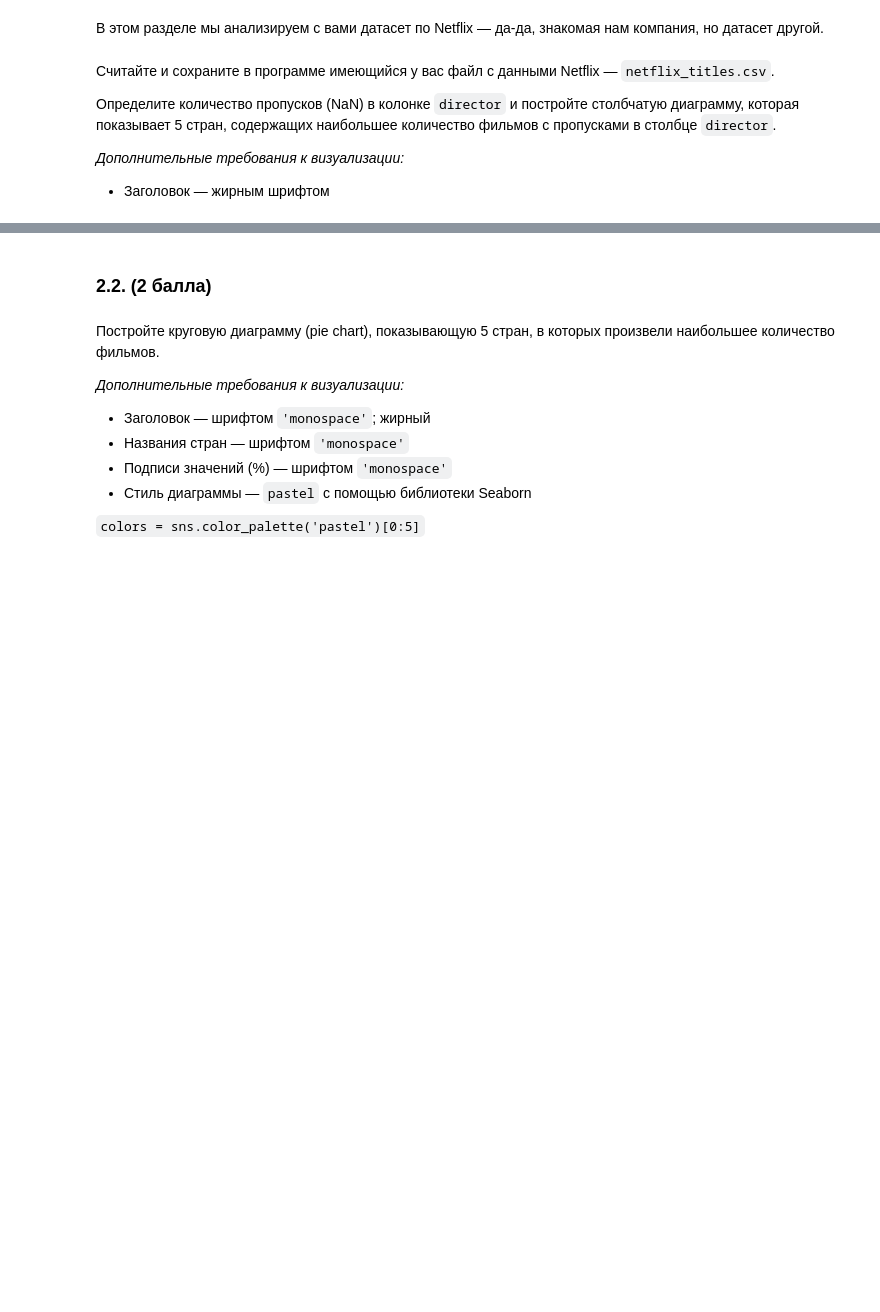
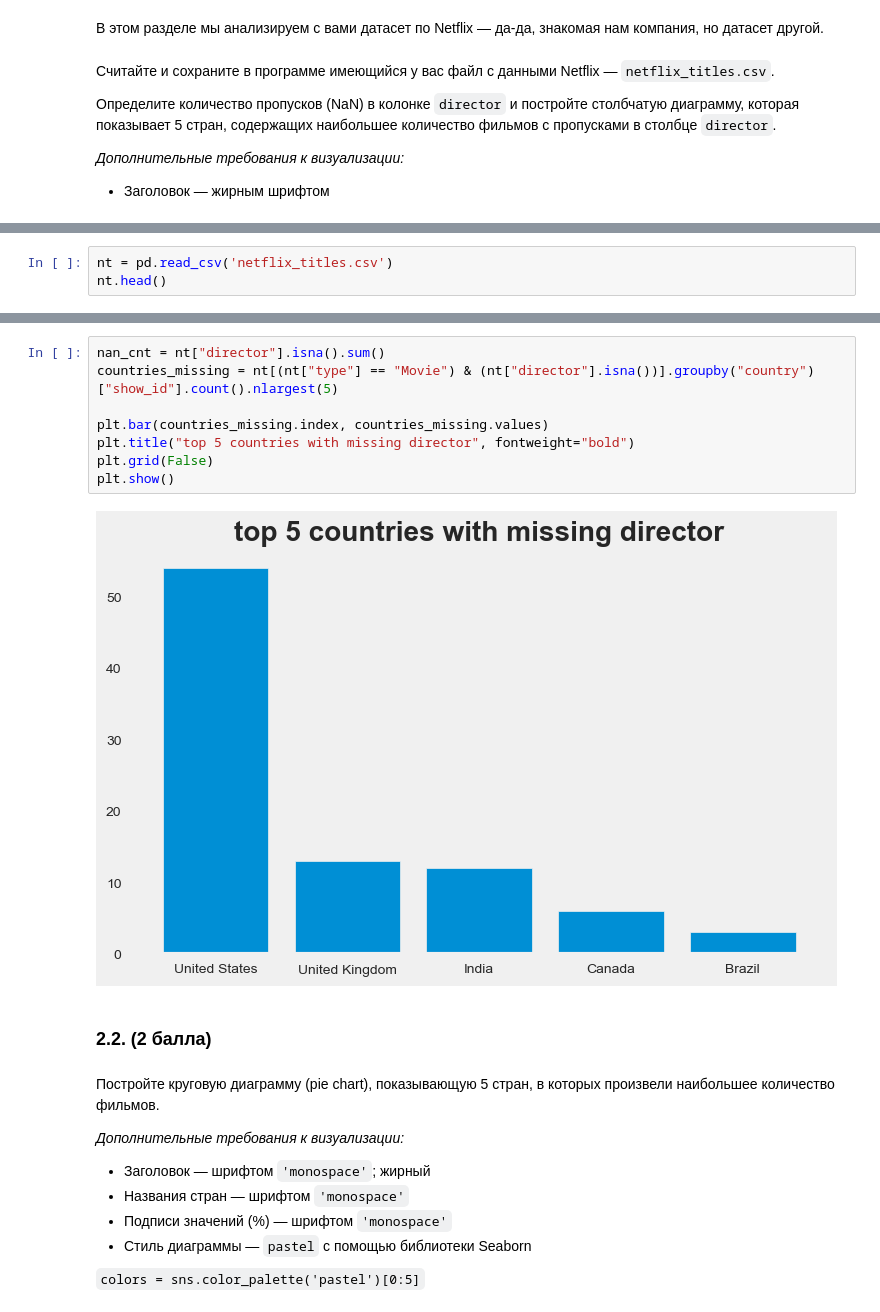
Before and after one commit to kl1mt0p/SMADIMO, a Jupyter notebook: HW_2/Klimov_Dmitry_BBI_226_HW 2 - Visualizations.ipynb, the cells around one changed output, grey strips where cells are left out. Cells and saved outputs as stored; diff of their text form; blank space fills up the shorter version.

```diff
--- a/HW_2/Klimov_Dmitry_BBI_226_HW 2 - Visualizations.ipynb
+++ b/HW_2/Klimov_Dmitry_BBI_226_HW 2 - Visualizations.ipynb
@@ -252,0 +258,3 @@ plt.show()
+# %%
+nt = pd.read_csv('netflix_titles.csv')
+nt.head()
@@ -253,3 +268,13 @@ plt.show()
+# %%
+nan_cnt = nt["director"].isna().sum()
+countries_missing = nt[(nt["type"] == "Movie") & (nt["director"].isna())].groupby("country")["show_id"].count().nlargest(5)
+
+plt.bar(countries_missing.index, countries_missing.values)
+plt.title("top 5 countries with missing director", fontweight="bold")
+plt.grid(False)
+plt.show()
+# %% [output]
+[figure, added]
 # %% [markdown]
 ### 2.2. (2 балла)
 # %% [markdown]
```
Also changed, not shown: parts of 34 cells of this notebook.
